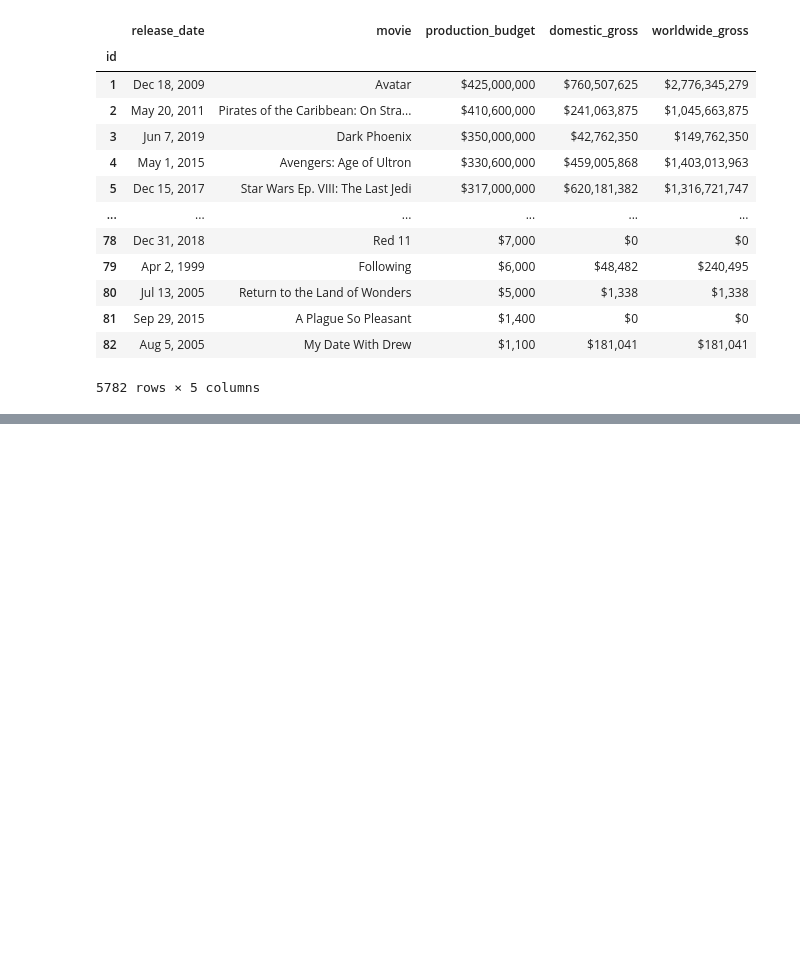
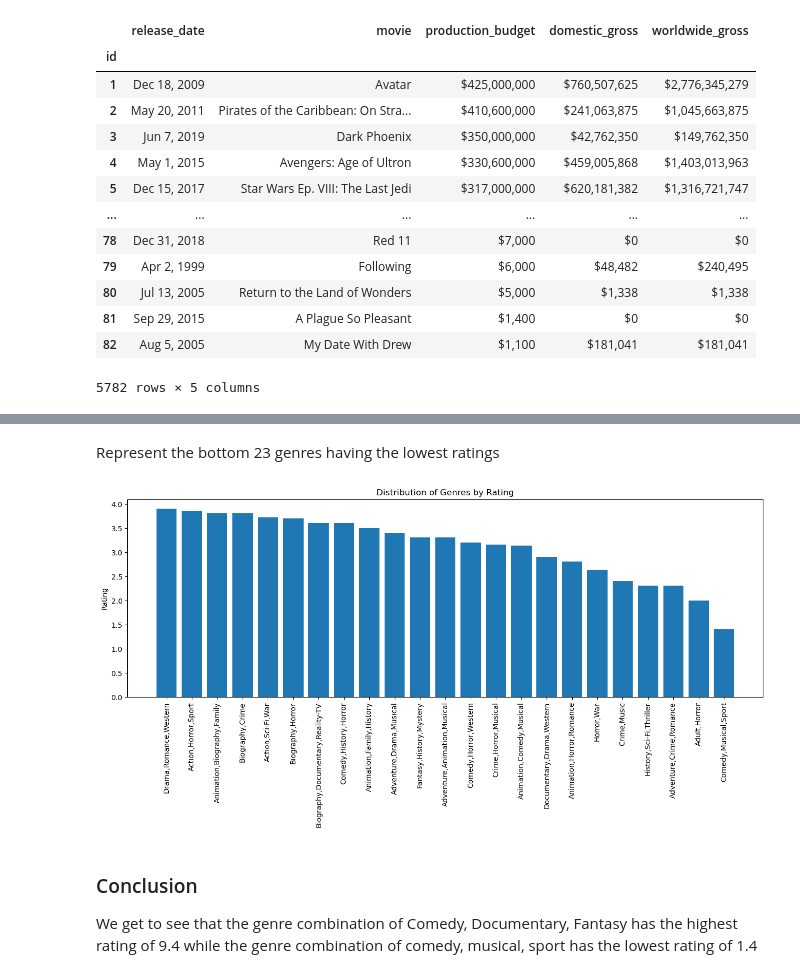
Before and after one commit to Lynn-rose/dsc-phase-1-project-movie-data-analysis, a Jupyter notebook: student.ipynb, the cells around one changed output, grey strips where cells are left out. Saved outputs shown, nothing was run; the diff lists cells and outputs as text; code cells hidden in the pictures; blank space fills up the shorter version.

```diff
--- a/student.ipynb
+++ b/student.ipynb
@@ -99,0 +345,17 @@ ax.set_title("languages vs average votes");
+# %% [markdown]
+Represent the bottom 23 genres having the lowest ratings
+# %%
+fig, ax1 = plt.subplots(figsize=(16, 5))
+
+top_5_counts = sortgenreAvgRating.iloc[900:]
+
+ax1.bar(top_5_counts.index, top_5_counts.values)
+ax1.tick_params(axis="x", labelrotation=90)
+ax1.set_ylabel("Rating")
+ax1.set_title("Distribution of Genres by Rating");
+# %% [output]
+[figure, added]
+# %% [markdown]
+### Conclusion
+
+We get to see that the genre combination of Comedy, Documentary, Fantasy has the highest rating of 9.4 while the genre combination of comedy, musical, sport has the lowest rating of 1.4
```
Also changed, not shown: parts of 52 cells of this notebook.
